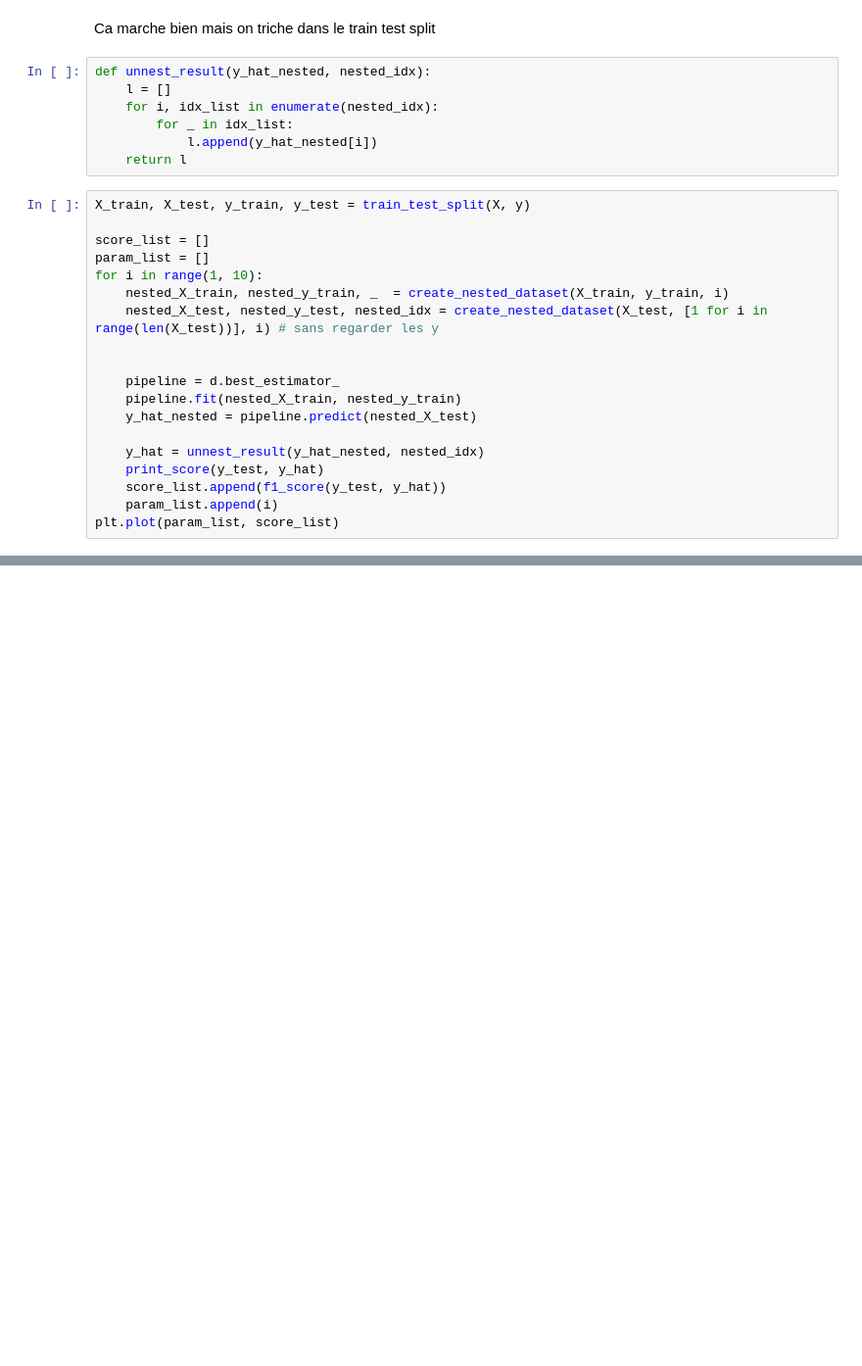
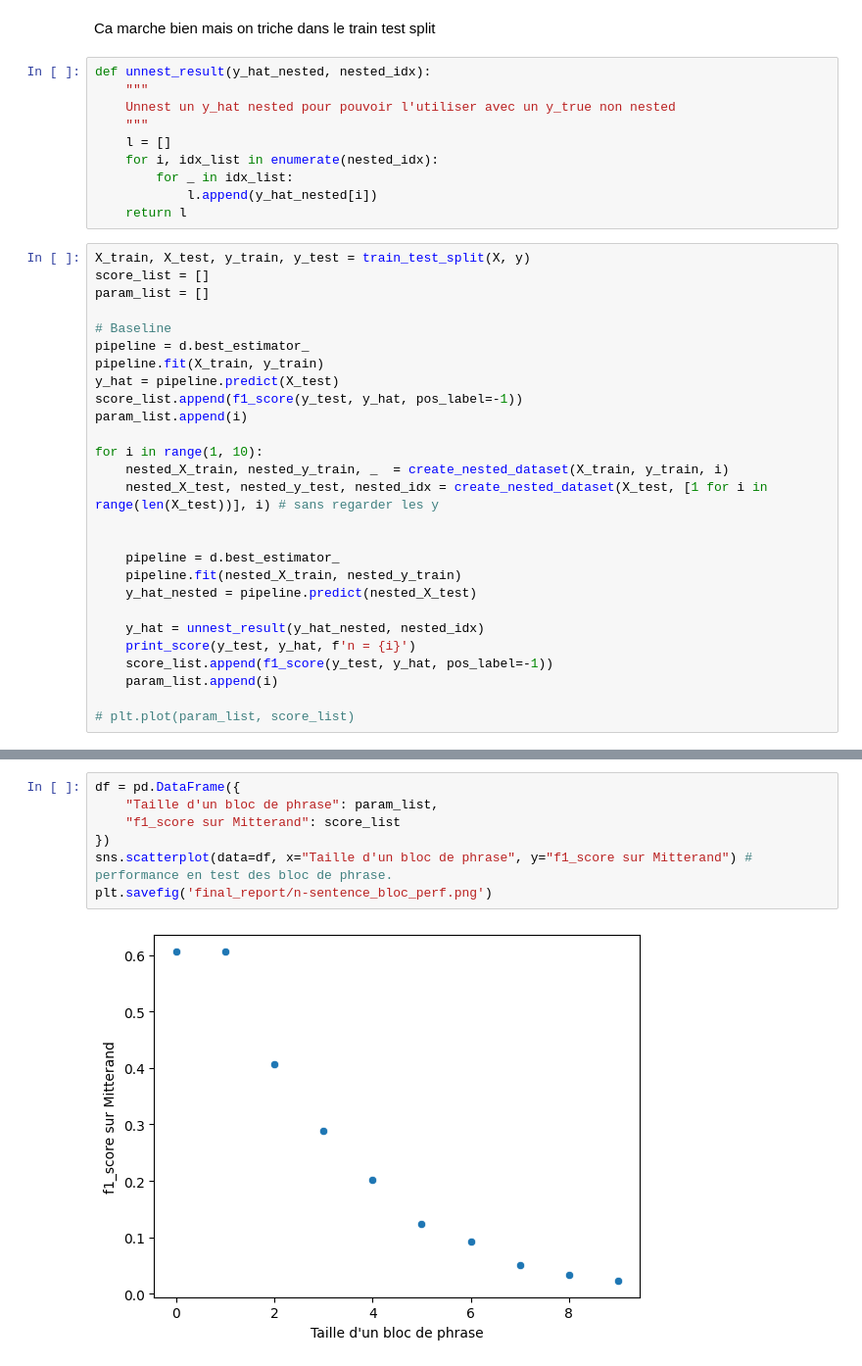
Before and after one commit to CharlesAttend/RITAL-Projet1, a Jupyter notebook: n-sentences_bloc.ipynb, the cells around one changed output, grey strips where cells are left out. Shown: that part at 98% size. Drawn from its saved outputs; the diff is of its cells as text; blank space fills up the shorter version.

Commit message:
N-sentence clean figure

```diff
--- a/n-sentences_bloc.ipynb
+++ b/n-sentences_bloc.ipynb
@@ -232,6 +227,9 @@ plt.plot(param_list, score_list)
 Ca marche bien mais on triche dans le train test split
 # %%
 def unnest_result(y_hat_nested, nested_idx):
+    """
+    Unnest un y_hat nested pour pouvoir l'utiliser avec un y_true non nested
+    """
     l = []
     for i, idx_list in enumerate(nested_idx):
         for _ in idx_list:
@@ -239,9 +237,16 @@ def unnest_result(y_hat_nested, nested_idx):
     return l
 # %%
 X_train, X_test, y_train, y_test = train_test_split(X, y)
-
 score_list = []
 param_list = []
+
+# Baseline
+pipeline = d.best_estimator_
+pipeline.fit(X_train, y_train)
+y_hat = pipeline.predict(X_test)
+score_list.append(f1_score(y_test, y_hat, pos_label=-1))
+param_list.append(i)
+
 for i in range(1, 10):
     nested_X_train, nested_y_train, _  = create_nested_dataset(X_train, y_train, i)
     nested_X_test, nested_y_test, nested_idx = create_nested_dataset(X_test, [1 for i in range(len(X_test))], i) # sans regarder les y
@@ -252,8 +257,9 @@ for i in range(1, 10):
     y_hat_nested = pipeline.predict(nested_X_test)
 
     y_hat = unnest_result(y_hat_nested, nested_idx)
-    print_score(y_test, y_hat)
-    score_list.append(f1_score(y_test, y_hat))
+    print_score(y_test, y_hat, f'n = {i}')
+    score_list.append(f1_score(y_test, y_hat, pos_label=-1))
     param_list.append(i)
-plt.plot(param_list, score_list)
+
+# plt.plot(param_list, score_list)
 # %% [output]
@@ -414,0 +419,9 @@ weighted avg       0.81      0.87      0.81     14354
+# %%
+df = pd.DataFrame({
+    "Taille d'un bloc de phrase": param_list,
+    "f1_score sur Mitterand": score_list
+})
+sns.scatterplot(data=df, x="Taille d'un bloc de phrase", y="f1_score sur Mitterand") # performance en test des bloc de phrase.
+plt.savefig('final_report/n-sentence_bloc_perf.png')
+# %% [output]
+[figure, added]
```
Also changed, not shown: parts of 8 cells of this notebook, 1 other file.
